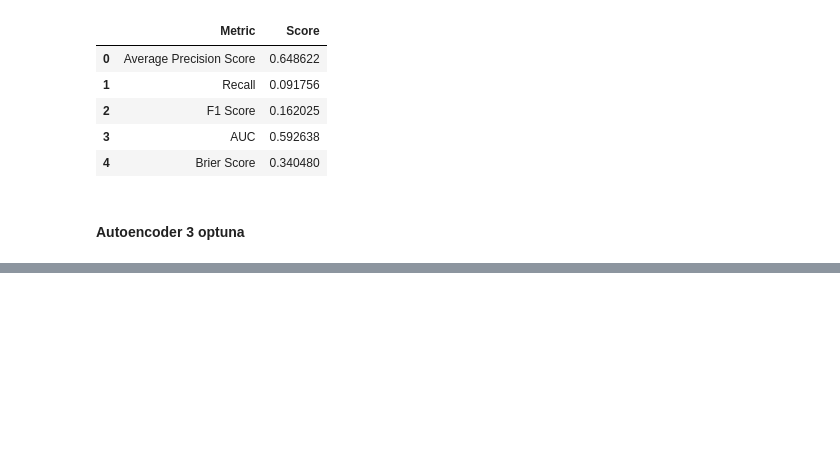
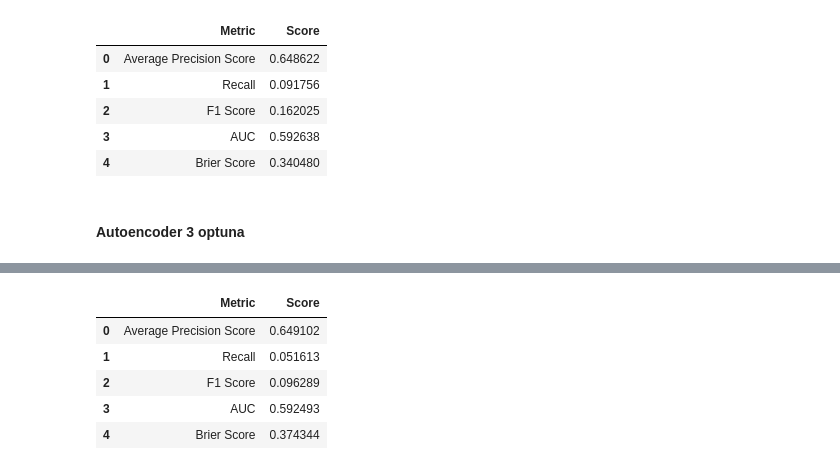
Before and after one commit to iserranoz/aprendizaje_maquina1, a Jupyter notebook: autoencoders_1.ipynb, the cells around one changed output, grey strips where cells are left out. Cells and saved outputs as stored; diff of their text form; code cells hidden in the pictures; blank space fills up the shorter version.

```diff
--- a/autoencoders_1.ipynb
+++ b/autoencoders_1.ipynb
@@ -286,0 +475,10 @@ metrics_df
+# %%
+metrics_df = calculate_metrics(df_test['pred_proba-AE3'],df_test['pred-AE3'],df_test['target'])
+metrics_df
+# %% [output]
+|  | Metric | Score |
+| 0 | Average Precision Score | 0.649102 |
+| 1 | Recall | 0.051613 |
+| 2 | F1 Score | 0.096289 |
+| 3 | AUC | 0.592493 |
+| 4 | Brier Score | 0.374344 |
```
Also changed, not shown: parts of 12 cells of this notebook, 1 other file.
